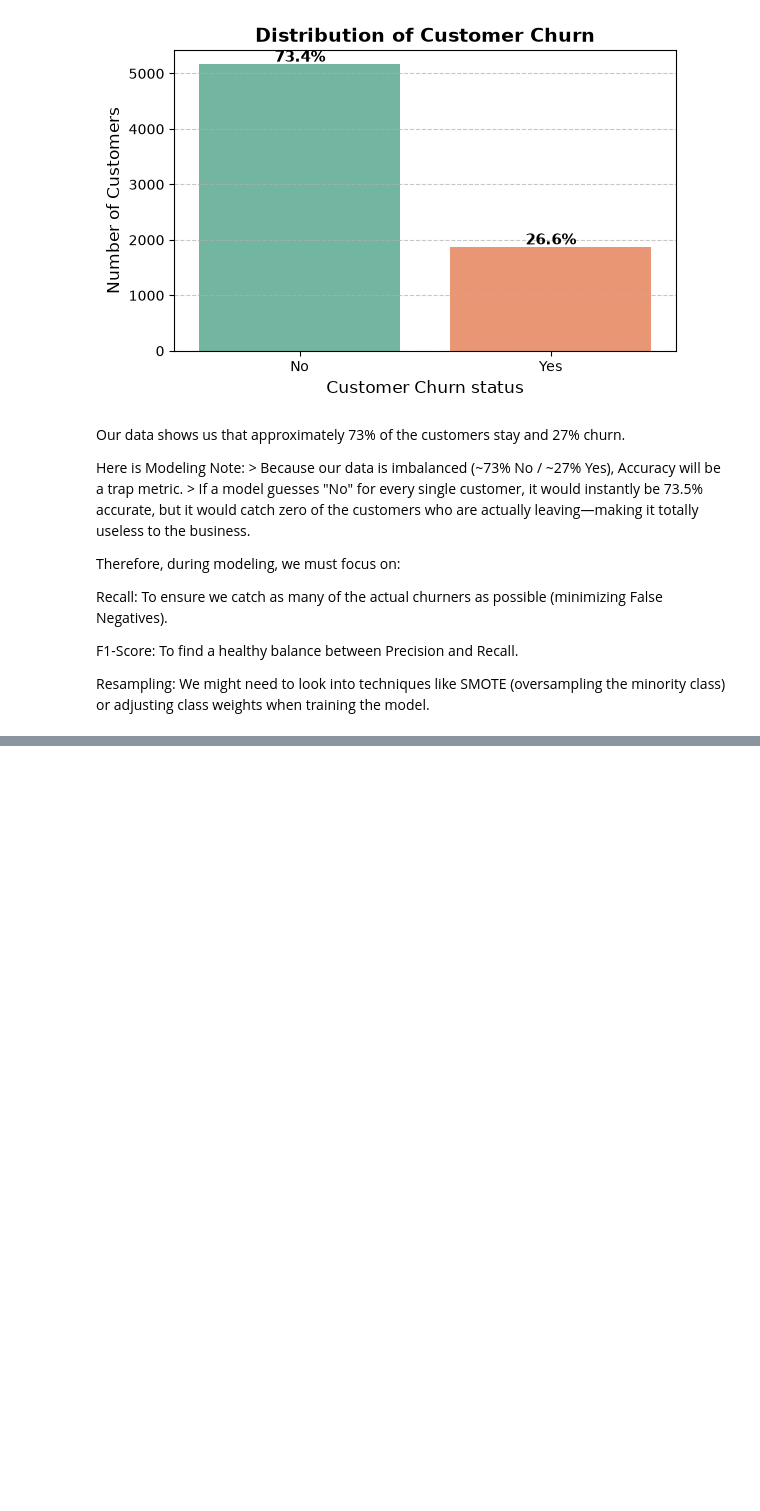
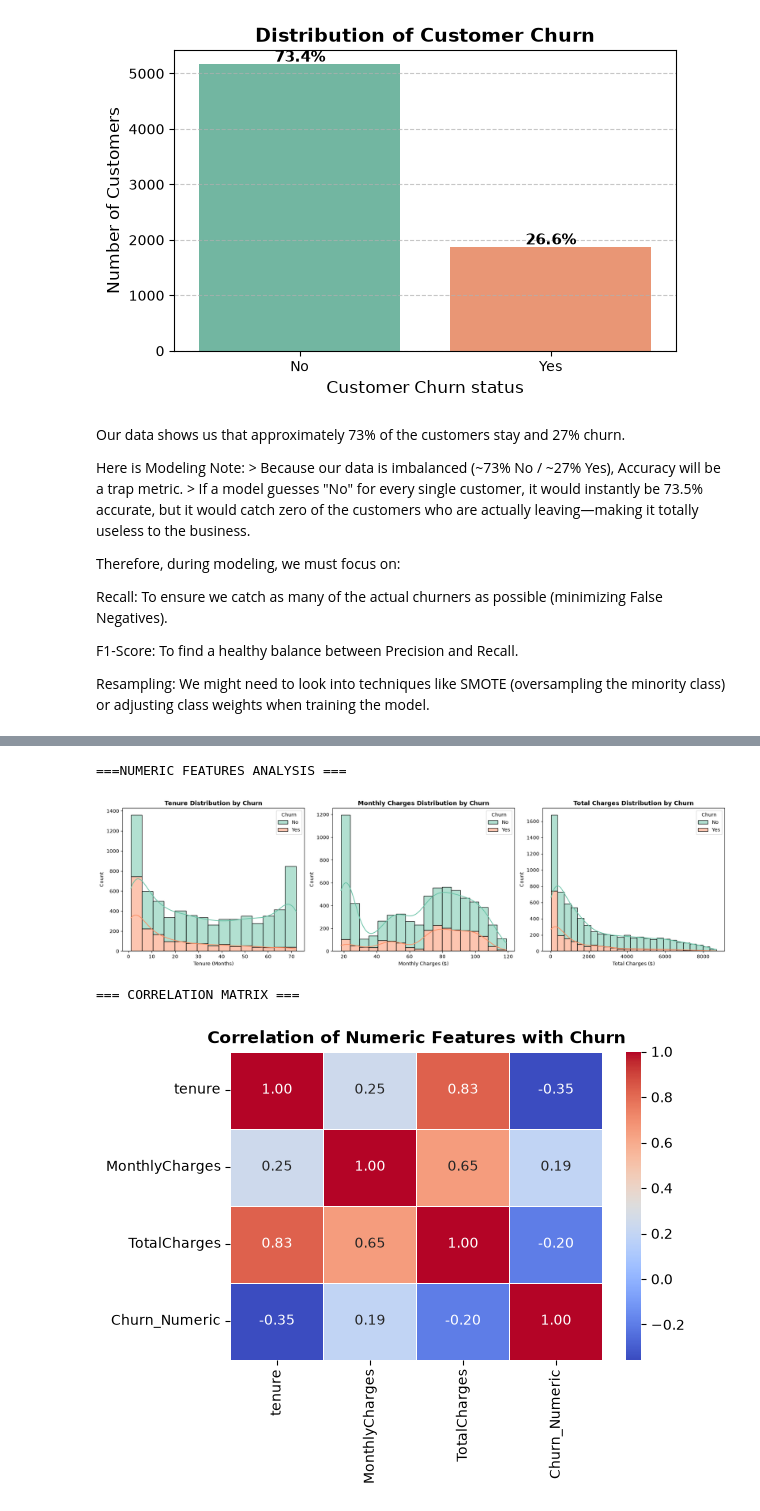
Before and after one commit to Joyy-cloud/TelecomChurning, a Jupyter notebook: 02_eda.ipynb, the cells around one changed output, grey strips where cells are left out. Saved outputs shown, nothing was run; the diff lists cells and outputs as text; code cells hidden in the pictures; blank space fills up the shorter version.

Commit message:
Continuous Variables visualised on a histogram and Correlation Matrix displayed

```diff
--- a/02_eda.ipynb
+++ b/02_eda.ipynb
@@ -131,0 +141,41 @@ Resampling: We might need to look into techniques like SMOTE (oversampling the m
+# %%
+print("===NUMERIC FEATURES ANALYSIS ===")
+
+# Set up a grid of 3 plots side-by-side
+fig, axes = plt.subplots(1, 3, figsize=(18, 5))
+
+# 1. Tenure Distribution
+sns.histplot(data=df, x='tenure', hue='Churn', kde=True, multiple='stack', palette='Set2', ax=axes[0])
+axes[0].set_title('Tenure Distribution by Churn', fontsize=12, fontweight='bold')
+axes[0].set_xlabel('Tenure (Months)')
+
+# 2. Monthly Charges Distribution
+sns.histplot(data=df, x='MonthlyCharges', hue='Churn', kde=True, multiple='stack', palette='Set2', ax=axes[1])
+axes[1].set_title('Monthly Charges Distribution by Churn', fontsize=12, fontweight='bold')
+axes[1].set_xlabel('Monthly Charges ($)')
+
+# 3. Total Charges Distribution
+sns.histplot(data=df, x='TotalCharges', hue='Churn', kde=True, multiple='stack', palette='Set2', ax=axes[2])
+axes[2].set_title('Total Charges Distribution by Churn', fontsize=12, fontweight='bold')
+axes[2].set_xlabel('Total Charges ($)')
+
+plt.tight_layout()
+plt.show()
+
+# -------------------------------------------------------------
+# Correlation Matrix (To see how numbers relate to each other)
+# -------------------------------------------------------------
+print("=== CORRELATION MATRIX ===")
+# Convert Churn to 1/0 just for the correlation check
+df_numeric_check = df[['tenure', 'MonthlyCharges', 'TotalCharges']].copy()
+df_numeric_check['Churn_Numeric'] = df['Churn'].map({'Yes': 1, 'No': 0})
+
+plt.figure(figsize=(6, 4))
+sns.heatmap(df_numeric_check.corr(), annot=True, cmap='coolwarm', fmt='.2f', linewidths=0.5)
+plt.title('Correlation of Numeric Features with Churn', fontsize=12, fontweight='bold')
+plt.show()
+# %% [output]
+===NUMERIC FEATURES ANALYSIS ===
+[figure, added]
+=== CORRELATION MATRIX ===
+[figure, added]
```
Also changed, not shown: parts of 2 cells of this notebook.
